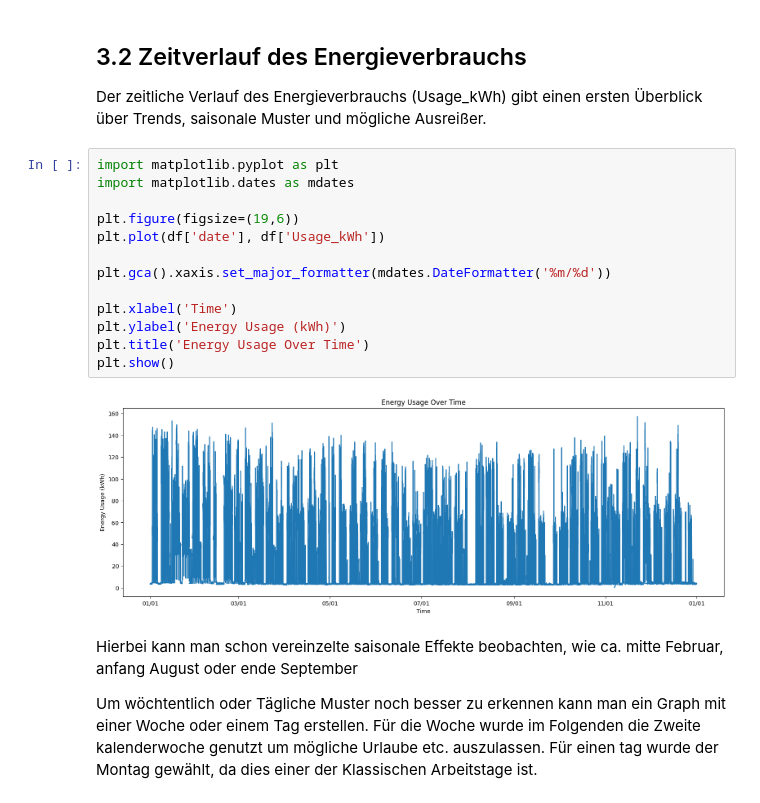
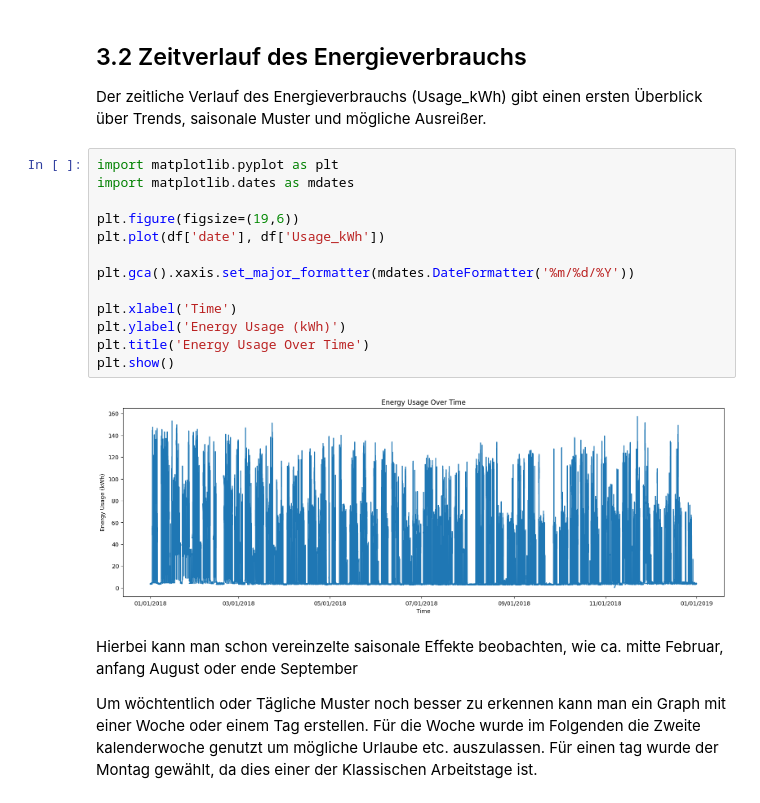
Before and after one commit to derlole/InDuStIaLfOrEcAsTiNgWELOVEIT, a Jupyter notebook: src/main.ipynb, the cells around one changed output. Drawn from its saved outputs; the diff is of its cells as text.

```diff
--- a/src/main.ipynb
+++ b/src/main.ipynb
@@ -111,18 +111,18 @@ Der zeitliche Verlauf des Energieverbrauchs (Usage_kWh) gibt einen ersten Überb
 # %%
 import matplotlib.pyplot as plt
 import matplotlib.dates as mdates
 
 plt.figure(figsize=(19,6))
 plt.plot(df['date'], df['Usage_kWh'])
 
-plt.gca().xaxis.set_major_formatter(mdates.DateFormatter('%m/%d'))
+plt.gca().xaxis.set_major_formatter(mdates.DateFormatter('%m/%d/%Y'))
 
 plt.xlabel('Time')
 plt.ylabel('Energy Usage (kWh)')
 plt.title('Energy Usage Over Time')
 plt.show()
 # %% [output]
-[figure, old version]
+[figure, new version]
 # %% [markdown]
 Hierbei kann man schon vereinzelte saisonale Effekte beobachten, wie ca. mitte Februar, anfang August oder ende September
 
```
Also changed, not shown: parts of 14 cells of this notebook.
